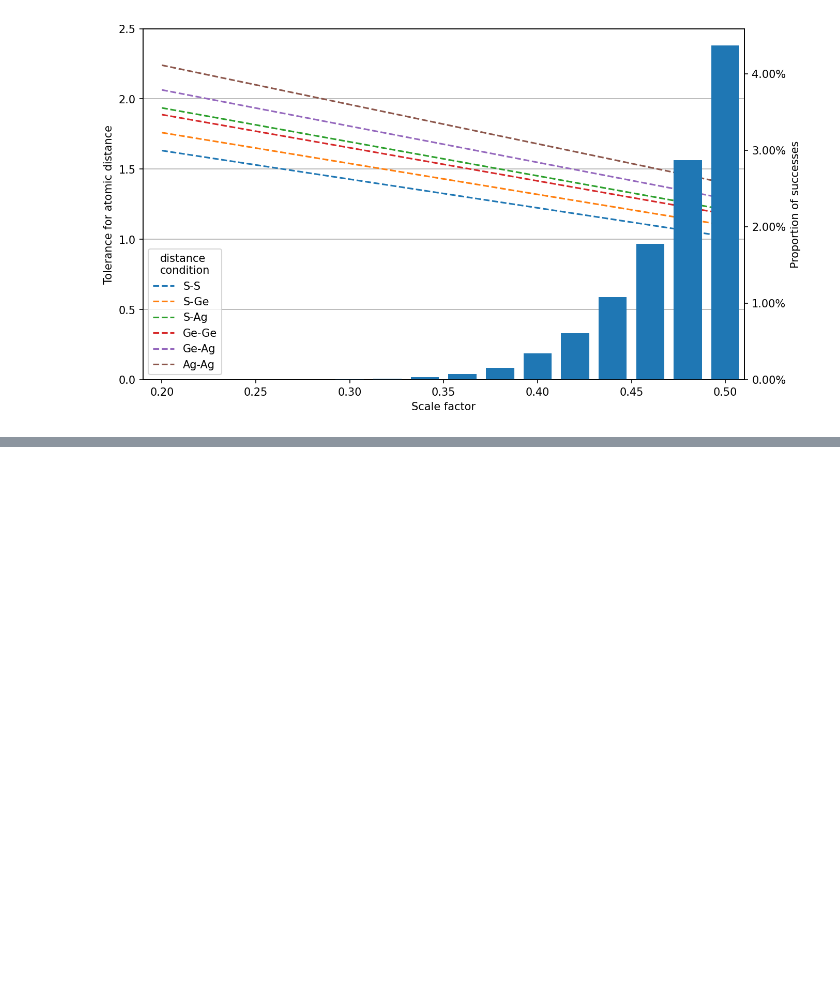
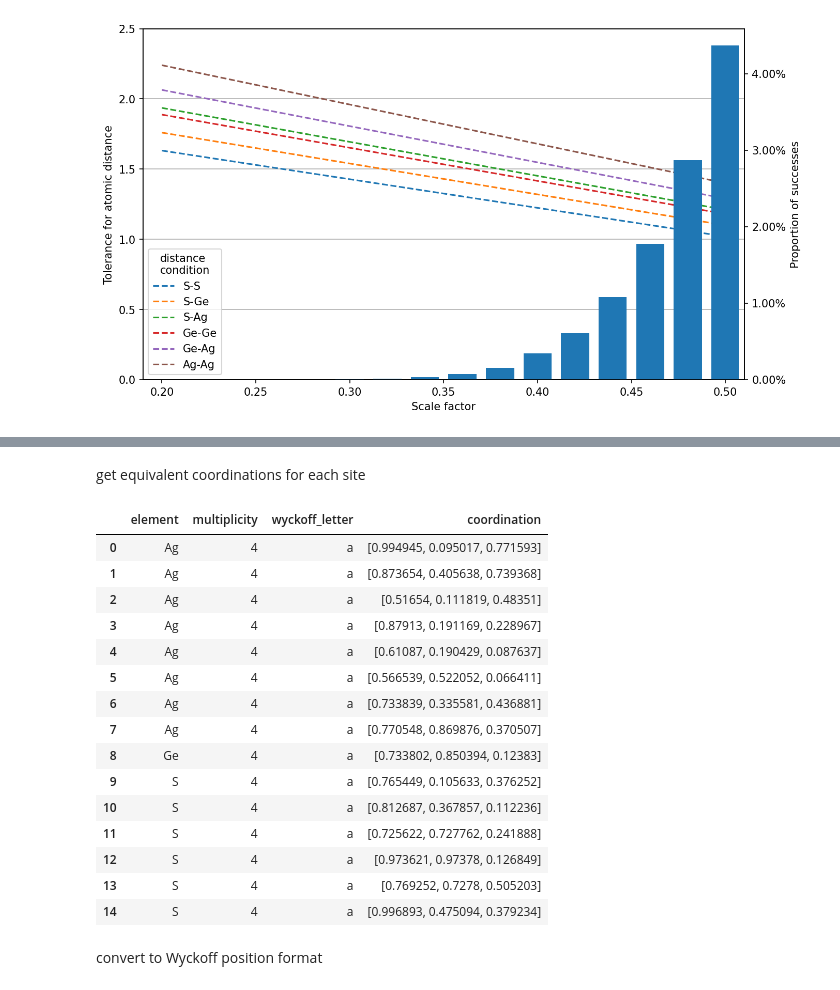
Before and after one commit to yoshida-lab/crystallus, a Jupyter notebook: examples/test_complicate_case.ipynb, the cells around one changed output, grey strips where cells are left out. Cells and saved outputs as stored; diff of their text form; code cells hidden in the pictures; blank space fills up the shorter version.

```diff
--- a/examples/test_complicate_case.ipynb
+++ b/examples/test_complicate_case.ipynb
@@ -146,0 +143,4 @@ Text(0, 0.5, 'Proportion of successes')
+# %%
+structure = Structure.from_file('cifs/Ag8GeS6_mp-9770_primitive.cif')
+spg_num = structure.get_space_group_info()[1]
+structure
@@ -146,0 +165,24 @@ Text(0, 0.5, 'Proportion of successes')
+# %% [markdown]
+get equivalent coordinations for each site
+# %%
+t = get_equivalent_coords(structure)
+t
+# %% [output]
+|  | element | multiplicity | wyckoff_letter | coordination |
+| 0 | Ag | 4 | a | [0.994945, 0.095017, 0.771593] |
+| 1 | Ag | 4 | a | [0.873654, 0.405638, 0.739368] |
+| 2 | Ag | 4 | a | [0.51654, 0.111819, 0.48351] |
+| 3 | Ag | 4 | a | [0.87913, 0.191169, 0.228967] |
+| 4 | Ag | 4 | a | [0.61087, 0.190429, 0.087637] |
+| 5 | Ag | 4 | a | [0.566539, 0.522052, 0.066411] |
+| 6 | Ag | 4 | a | [0.733839, 0.335581, 0.436881] |
+| 7 | Ag | 4 | a | [0.770548, 0.869876, 0.370507] |
+| 8 | Ge | 4 | a | [0.733802, 0.850394, 0.12383] |
+| 9 | S | 4 | a | [0.765449, 0.105633, 0.376252] |
+| 10 | S | 4 | a | [0.812687, 0.367857, 0.112236] |
+| 11 | S | 4 | a | [0.725622, 0.727762, 0.241888] |
+| 12 | S | 4 | a | [0.973621, 0.97378, 0.126849] |
+| 13 | S | 4 | a | [0.769252, 0.7278, 0.505203] |
+| 14 | S | 4 | a | [0.996893, 0.475094, 0.379234] |
+# %% [markdown]
+convert to Wyckoff position format
```
Also changed, not shown: parts of 13 cells of this notebook, 15 other files.
